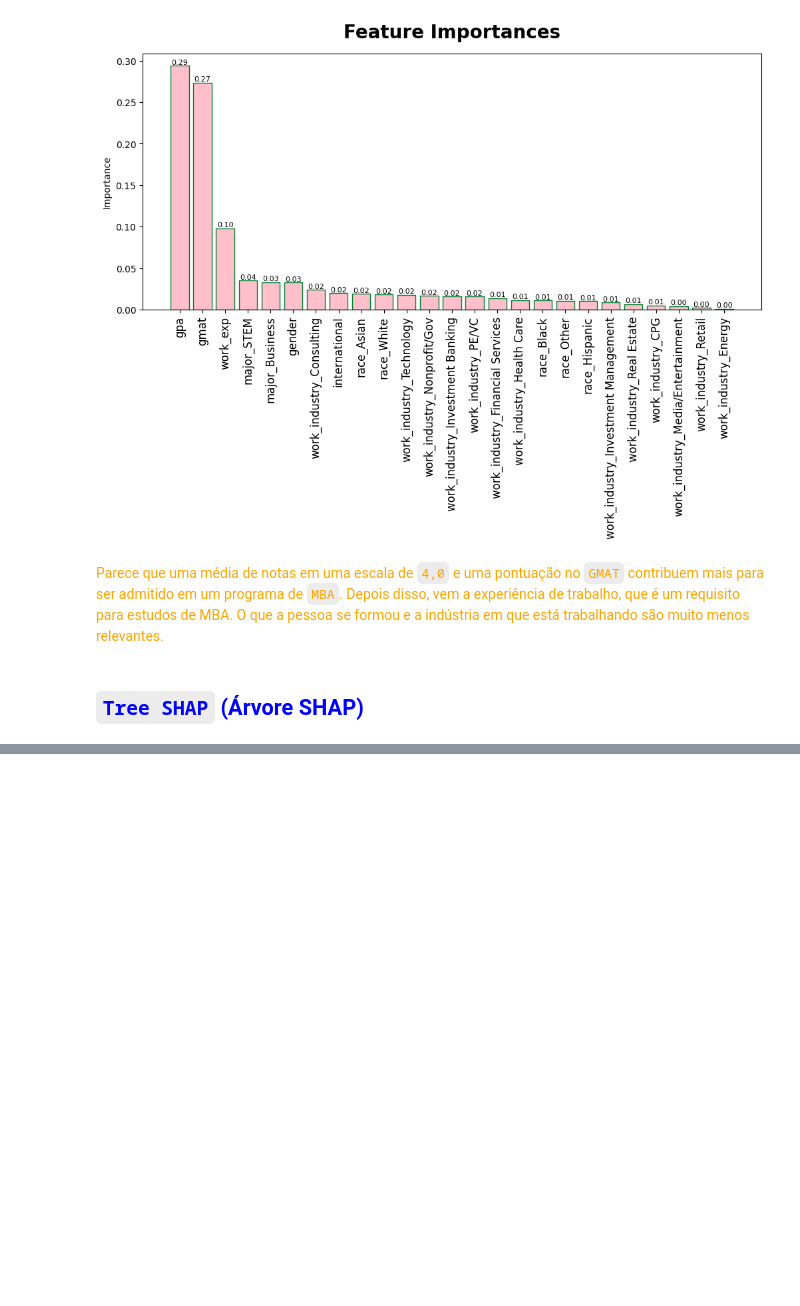
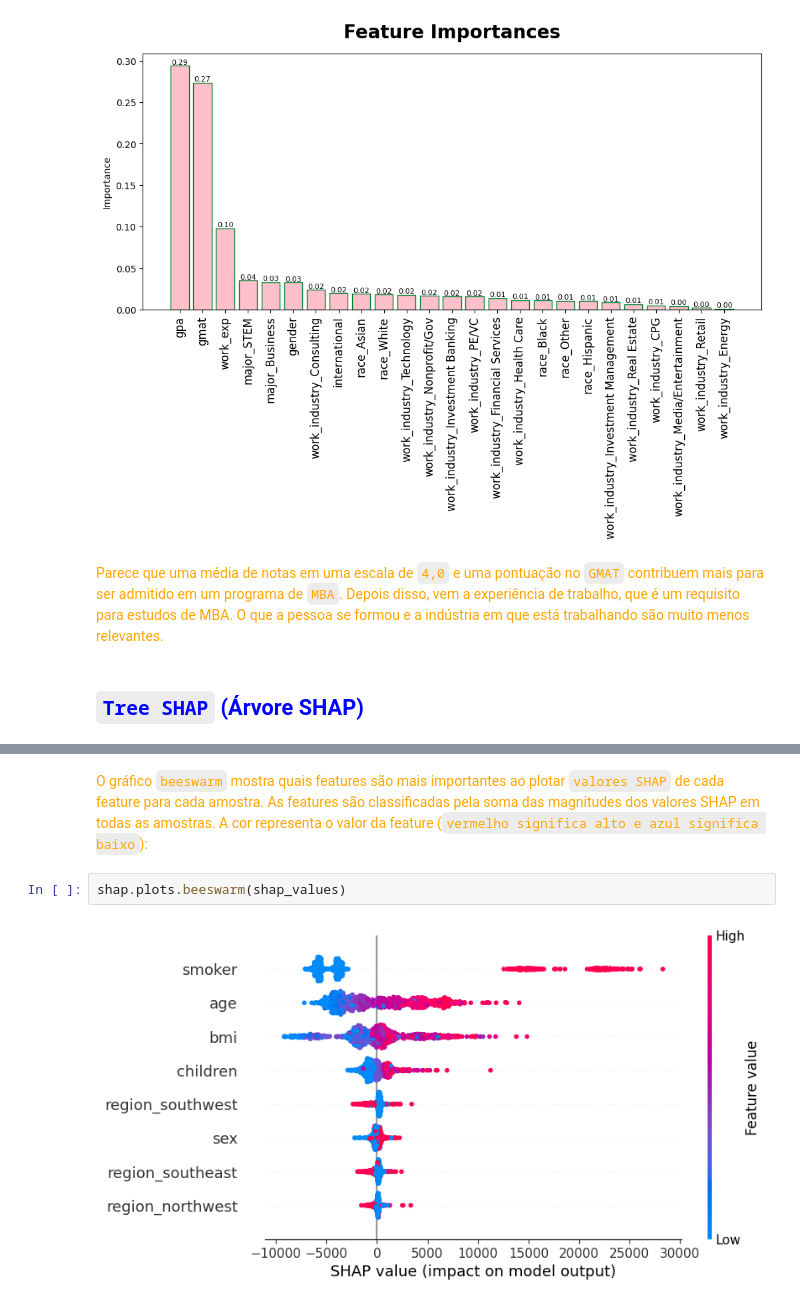
Before and after one commit to EddyGiusepe/SHAP_SHapley_Additive_exPlanations, a Jupyter notebook: 2_SHAP.ipynb, the cells around one changed output, grey strips where cells are left out. Saved outputs shown, nothing was run; the diff lists cells and outputs as text; blank space fills up the shorter version.

```diff
--- a/2_SHAP.ipynb
+++ b/2_SHAP.ipynb
@@ -488,0 +537,6 @@ Ajustarei um modelo de aumento de gradiente em nosso conjunto de dados de regres
+# %% [markdown]
+<font color="orange">O gráfico `beeswarm` mostra quais features são mais importantes ao plotar `valores SHAP` de cada feature para cada amostra. As features são classificadas pela soma das magnitudes dos valores SHAP em todas as amostras. A cor representa o valor da feature (`vermelho significa alto e azul significa baixo`):</font>
+# %%
+shap.plots.beeswarm(shap_values)
+# %% [output]
+[figure, added]
```
Also changed, not shown: parts of 10 cells of this notebook.
